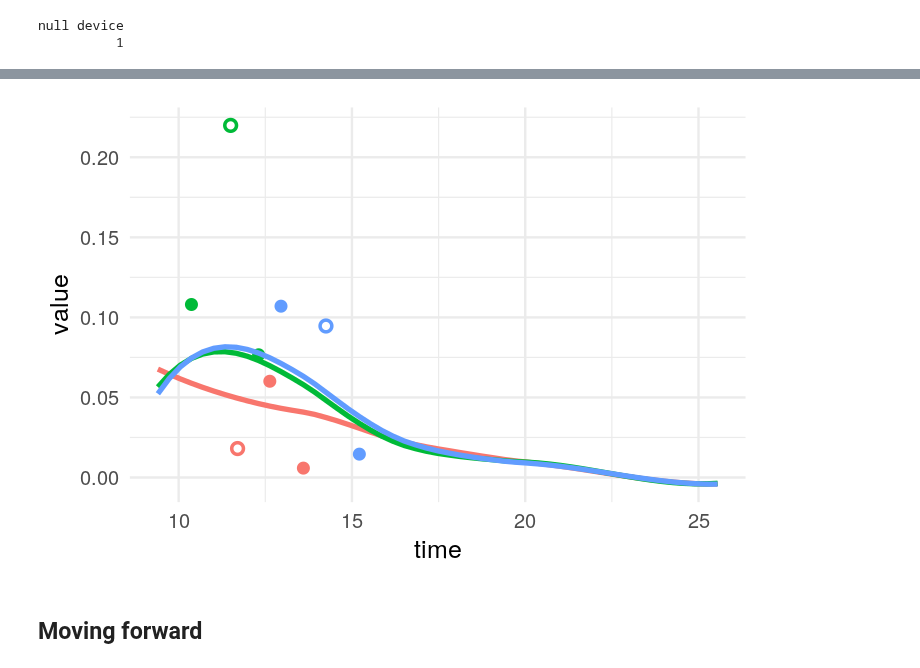
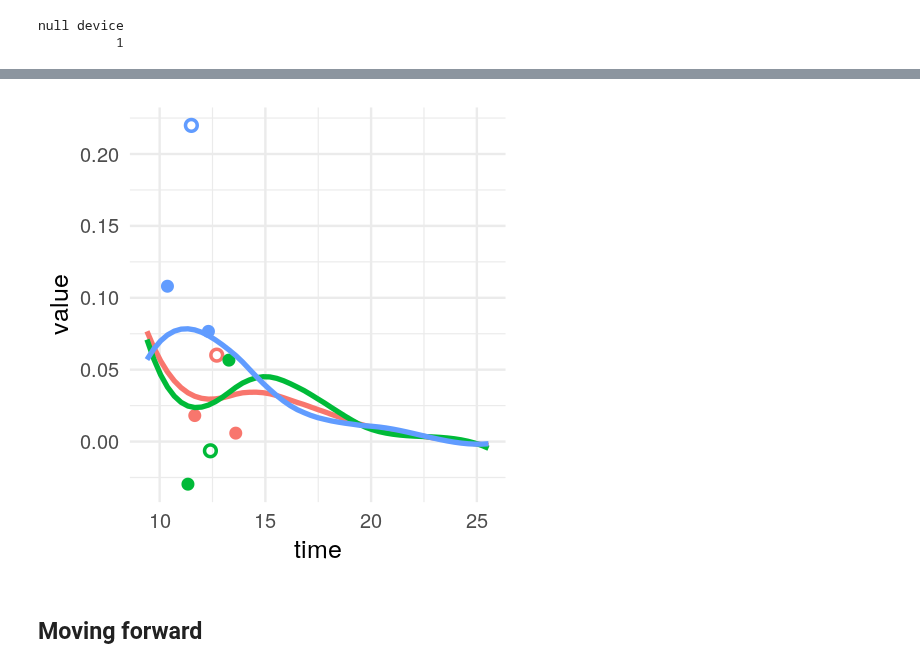
Before and after one commit to kidzik/fcomplete, a Jupyter notebook: vignettes/fcomplete.ipynb, the cells around one changed output, grey strips where cells are left out. Saved outputs shown, nothing was run; the diff lists cells and outputs as text; code cells hidden in the pictures.

```diff
--- a/vignettes/fcomplete.ipynb
+++ b/vignettes/fcomplete.ipynb
@@ -242,7 +253,7 @@ boxplot(t(metrics),names=c("fimpute","fpca"))
 # %%
-plot(res[[1]]$model.fimpute,rows=res[[1]]$split$test$idnum[1:3],test=res[[1]]$split$test[1:3,])
+plot(res[[10]]$model.fimpute,rows=res[[10]]$split$test$idnum[1:3],test=res[[10]]$split$test[1:3,])
 # %% [output]
-[figure, old version]
+[figure, new version]
 # %% [markdown]
 ## Moving forward
 # %% [markdown]
```
Also changed, not shown: parts of 13 cells of this notebook, 2 other files.
